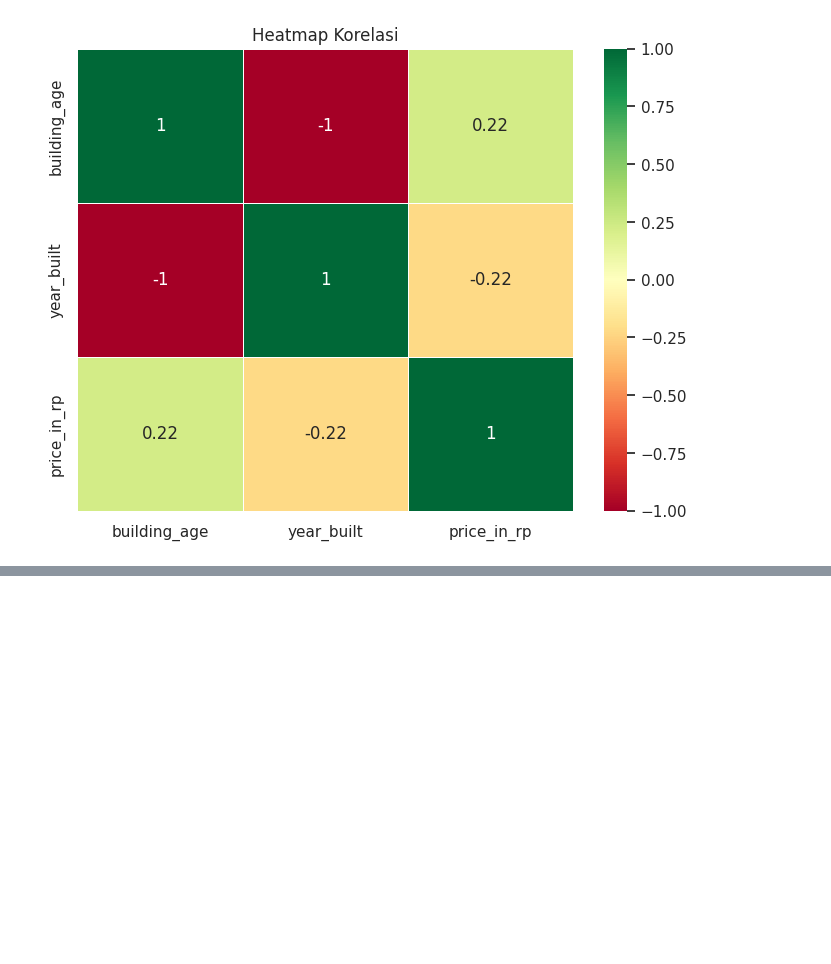
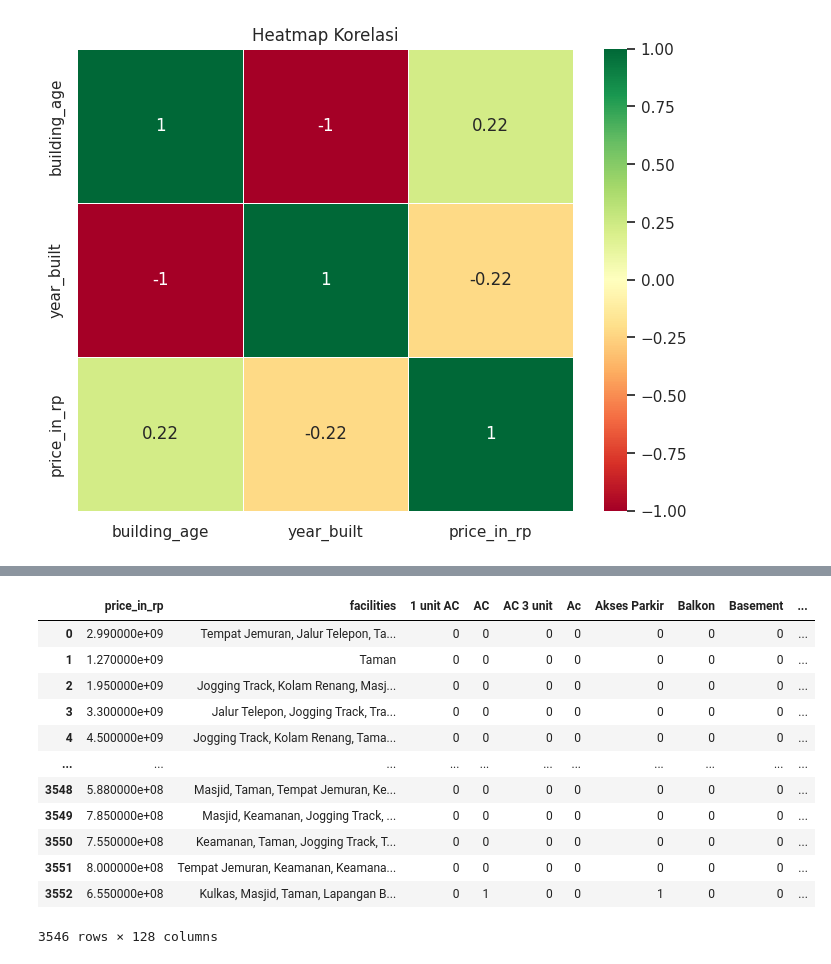
Before and after one commit to abdinegara783/ISFEST2023, a Jupyter notebook: ISFEST_Abdi.ipynb, the cells around one changed output, grey strips where cells are left out. Cells and saved outputs as stored; diff of their text form; code cells hidden in the pictures; blank space fills up the shorter version.

```diff
--- a/ISFEST_Abdi.ipynb
+++ b/ISFEST_Abdi.ipynb
@@ -391,0 +565,16 @@ def separate_numeric_categorical_columns(df):
+# %%
+df_fasil
+# %% [output]
+|  | price_in_rp | facilities | 1 unit AC | AC | AC 3 unit | Ac | Akses Parkir | Balkon | Basement | ... |
+| 0 | 2.990000e+09 | Tempat Jemuran, Jalur Telepon, Ta... | 0 | 0 | 0 | 0 | 0 | 0 | 0 | ... |
+| 1 | 1.270000e+09 | Taman | 0 | 0 | 0 | 0 | 0 | 0 | 0 | ... |
+| 2 | 1.950000e+09 | Jogging Track, Kolam Renang, Masj... | 0 | 0 | 0 | 0 | 0 | 0 | 0 | ... |
+| 3 | 3.300000e+09 | Jalur Telepon, Jogging Track, Tra... | 0 | 0 | 0 | 0 | 0 | 0 | 0 | ... |
+| 4 | 4.500000e+09 | Jogging Track, Kolam Renang, Tama... | 0 | 0 | 0 | 0 | 0 | 0 | 0 | ... |
+| ... | ... | ... | ... | ... | ... | ... | ... | ... | ... | ... |
+| 3548 | 5.880000e+08 | Masjid, Taman, Tempat Jemuran, Ke... | 0 | 0 | 0 | 0 | 0 | 0 | 0 | ... |
+| 3549 | 7.850000e+08 | Masjid, Keamanan, Jogging Track, ... | 0 | 0 | 0 | 0 | 0 | 0 | 0 | ... |
+| 3550 | 7.550000e+08 | Keamanan, Taman, Jogging Track, T... | 0 | 0 | 0 | 0 | 0 | 0 | 0 | ... |
+| 3551 | 8.000000e+08 | Tempat Jemuran, Keamanan, Keamana... | 0 | 0 | 0 | 0 | 0 | 0 | 0 | ... |
+| 3552 | 6.550000e+08 | Kulkas, Masjid, Taman, Lapangan B... | 0 | 1 | 0 | 0 | 1 | 0 | 0 | ... |
+3546 rows × 128 columns
```
Also changed, not shown: parts of 28 cells of this notebook.
